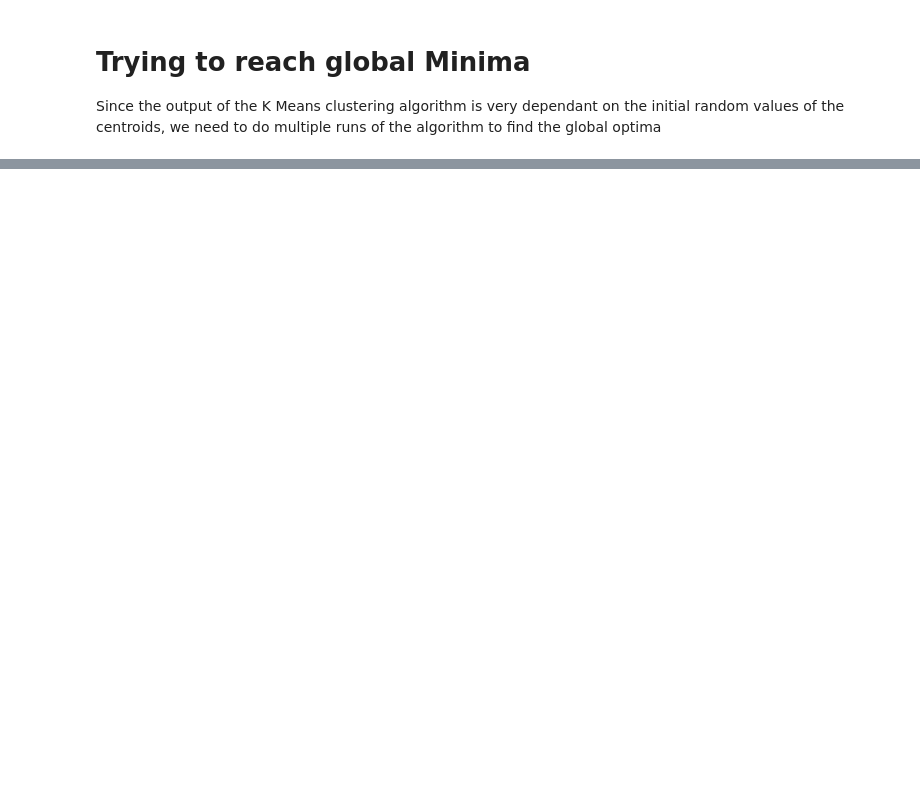
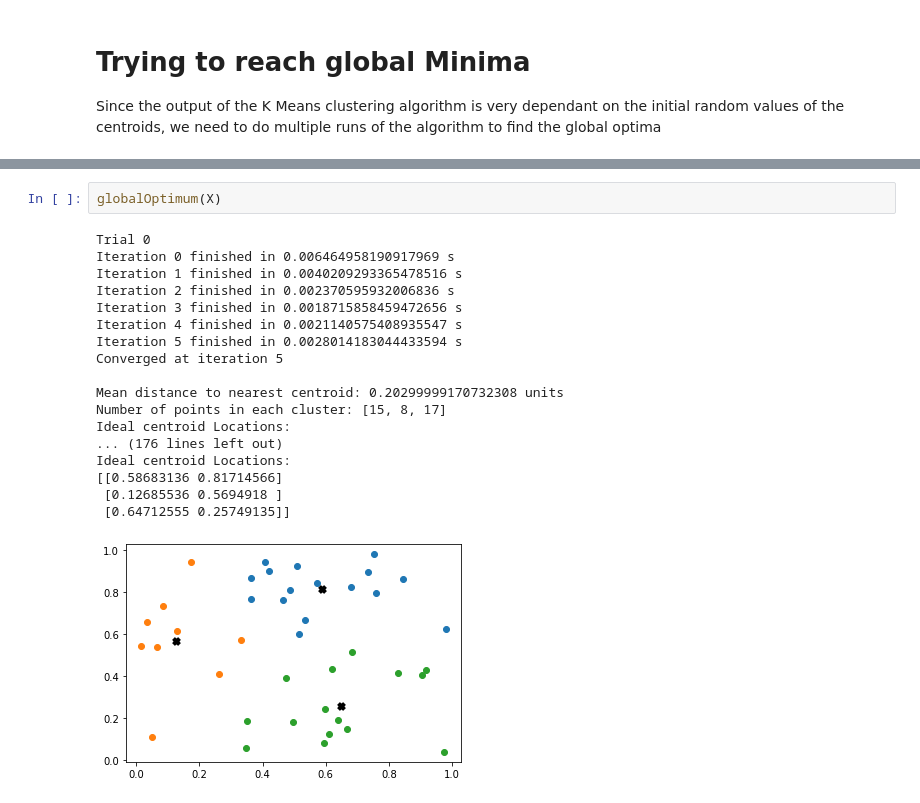
Before and after one commit to Dhruval360/K-Means-Clustering, a Jupyter notebook: KMeansClustering.ipynb, the cells around one changed output, grey strips where cells are left out. Drawn from its saved outputs; the diff is of its cells as text; blank space fills up the shorter version.

```diff
--- a/KMeansClustering.ipynb
+++ b/KMeansClustering.ipynb
@@ -202,0 +184,21 @@ Ideal Hotel Locations:
+# %%
+globalOptimum(X)
+# %% [output]
+Trial 0
+Iteration 0 finished in 0.006464958190917969 s
+Iteration 1 finished in 0.0040209293365478516 s
+Iteration 2 finished in 0.002370595932006836 s
+Iteration 3 finished in 0.0018715858459472656 s
+Iteration 4 finished in 0.0021140575408935547 s
+Iteration 5 finished in 0.0028014183044433594 s
+Converged at iteration 5
+
+Mean distance to nearest centroid: 0.20299999170732308 units
+Number of points in each cluster: [15, 8, 17]
+Ideal centroid Locations:
+... (176 lines left out)
+Ideal centroid Locations:
+[[0.58683136 0.81714566]
+ [0.12685536 0.5694918 ]
+ [0.64712555 0.25749135]]
+[figure, added]
```
Also changed, not shown: parts of 5 cells of this notebook.
